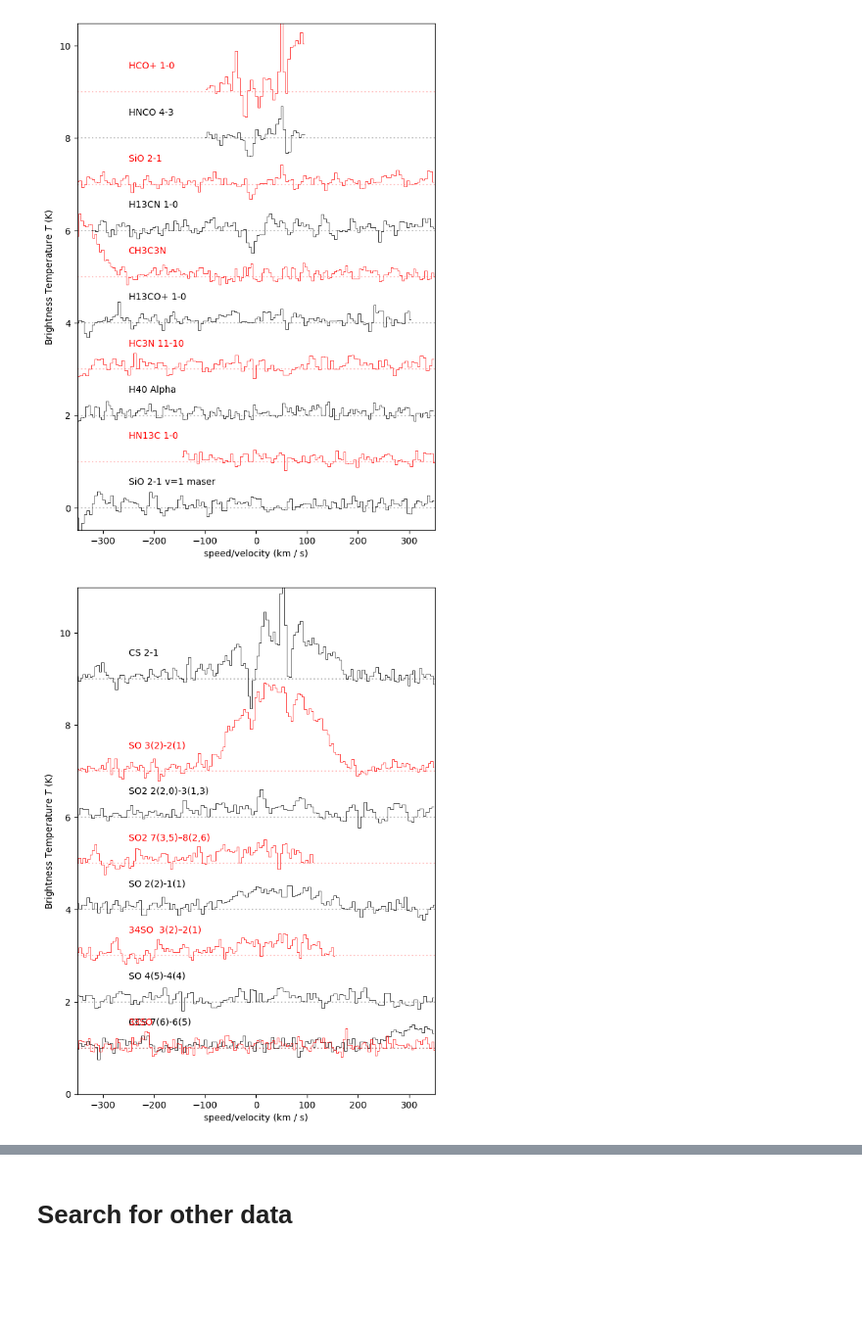
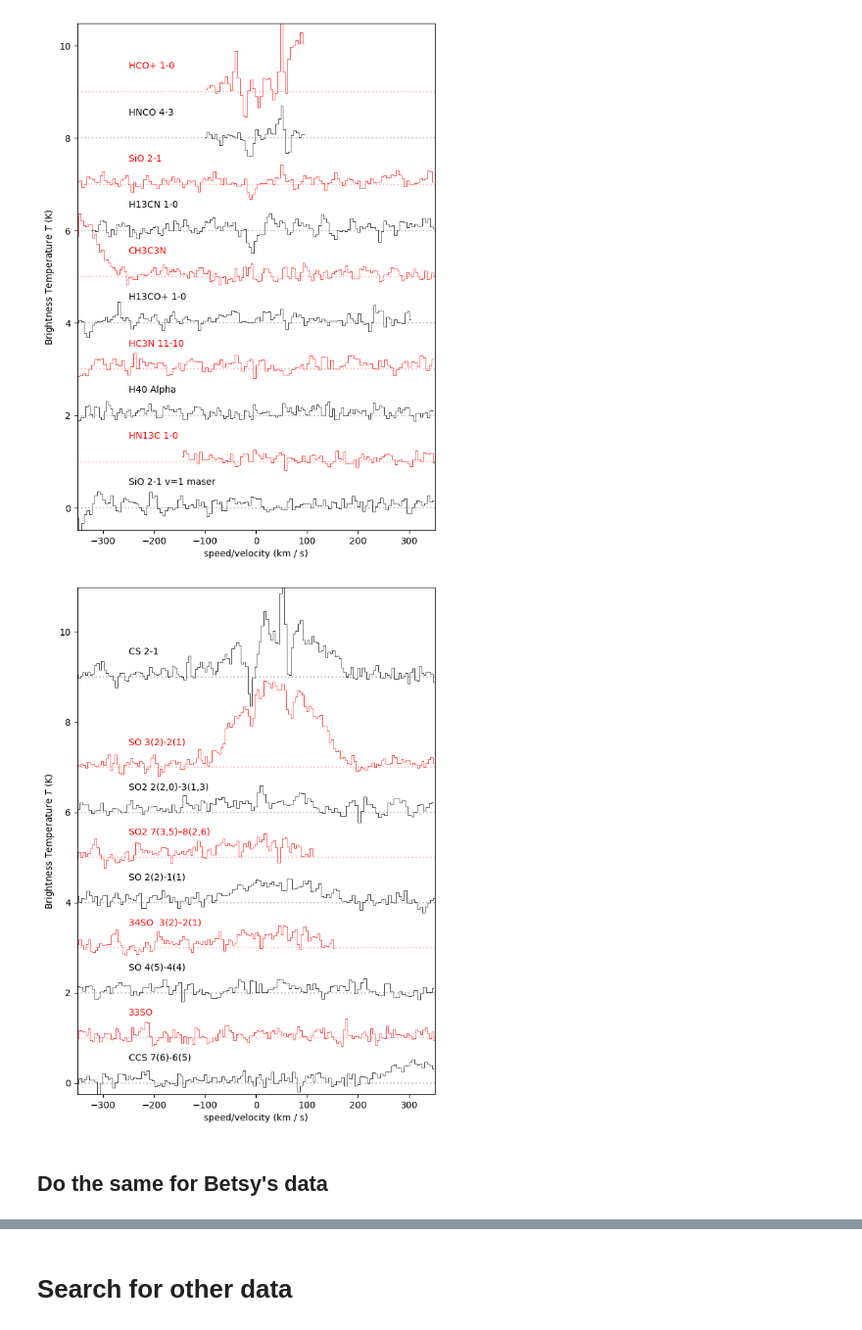
Before and after one commit to ACES-CMZ/MUBLO, a Jupyter notebook: UltraBroadbandSourceInAA.ipynb, the cells around one changed output, grey strips where cells are left out. Shown at 98% size. Drawn from its saved outputs; the diff is of its cells as text; code cells hidden in the pictures; blank space fills up the shorter version.

```diff
--- a/UltraBroadbandSourceInAA.ipynb
+++ b/UltraBroadbandSourceInAA.ipynb
@@ -497,0 +1197,41 @@ Parameters:
+# %%
+m0 = b7cont.subcube_from_regions([region]).to(u.K)
+m0 = m0[0]
+jtok = b7cont.beam.jtok(b7cont.spectral_axis[0])
+
+fig = pl.figure()
+ax = pl.subplot(projection=m0.wcs.celestial)
+im = ax.imshow(m0.value, cmap='gray_r')
+cb = pl.colorbar(mappable=im)
+cb.set_label("Continuum Surface Brightness [K]")
+pixscale = m0.wcs.celestial.proj_plane_pixel_area()**0.5
+ellipse_artist = m0.beam.ellipse_to_plot(5, 5, pixscale)
+ax.add_artist(ellipse_artist)
+ax.set_xlabel("Right Ascension")
+ax.set_ylabel("Declination")
+ax.set_title("B7 continuum")
+fig.savefig('/orange/adamginsburg/ACES/broadline_sources/G0.025-0.073/B7_continuum.pdf', bbox_inches='tight')
+
+g_init = Gaussian2D(amplitude=0.06, x_mean=m0.shape[1]/2, y_mean=m0.shape[0]/2, x_stddev=2.5, y_stddev=2.5)
+fit_g = LevMarLSQFitter()
+y, x = np.mgrid[:m0.shape[0], :m0.shape[1]]
+stddev = stats.mad_std(m0.value[np.isfinite(m0.value)])
+g = fit_g(g_init, x, y, z=np.nan_to_num(m0.value), weights=np.nan_to_num(1/stddev))
+print(g)
+cen = m0.wcs.pixel_to_world(g.x_mean, g.y_mean)
+
+src = radio_beam.Beam(major=g.x_stddev*pixscale*2.35, minor=g.y_stddev*pixscale*2.35, pa=90*u.deg+g.theta*u.rad)
+try:
+    deconv_size = src.deconvolve(m0.beam)
+
+    centroid_measurements.append(['Continuum', 'B7', g.amplitude.value, g.amplitude.value/jtok.value, cen.ra, cen.dec, g.x_stddev*pixscale, g.y_stddev*pixscale, 90*u.deg + (g.theta*u.rad).to(u.deg),
+                                  deconv_size.major, deconv_size.minor, deconv_size.pa
+                                 ])
+except Exception as ex:
+    print(f"Deconvolution failed: {ex}")
+    centroid_measurements.append(['Continuum', 'B7', g.amplitude.value, g.amplitude.value/jtok.value, cen.ra, cen.dec, g.x_stddev*pixscale, g.y_stddev*pixscale, 90*u.deg + (g.theta*u.rad).to(u.deg),
+                                  np.nan*u.deg, np.nan*u.deg, np.nan*u.deg
+                                 ])
+
+m0.write('/orange/adamginsburg/ACES/broadline_sources/G0.025-0.073/B7_continuum.fits', overwrite=True)
+ax.contour(g(x,y), levels=[0.02, 0.05])
@@ -1258,25 +1905,28 @@ ax.set_xlim(-350, 350);
 # %%
 figure = pl.figure(figsize=(7, 10))
 ii = 0
 ax = figure.gca()
 mx = 0
 mn = 0
 
 order = sorted(all_spectra, key=lambda x: all_spectra[x].slice(-100*u.km/u.s, 150*u.km/u.s).data.max())
 order = [k for k in order if 'CS' in k or 'SO' in k]
 
 for ii, linename in enumerate(order):
     sp = all_spectra[linename]
-    offset = 1 * ii + 1*('CS' in linename)
+    offset = 1 * ii + 1*('CS' in linename and 'CCS' not in linename)
     sp.data += offset
     sp.plotter(axis=ax, clear=False, color='r' if ii%2 == 1 else 'k')
     sp.plotter.axis.axhline(offset, linestyle=':', alpha=0.25, color='r' if ii%2 == 1 else 'k')
     mx = np.max([mx, sp.data.max()])
     mn = np.min([mn, sp.data.min()])
     sp.data -= offset
     ax.text(-250, offset + 0.5, linename, color='r' if ii%2 == 1 else 'k')
 
 ax.set_ylim(mn-0.001, mx+0.001);
 ax.set_xlim(-350, 350);
+figure.savefig("/orange/adamginsburg/ACES/broadline_sources/G0.025-0.073/CSandSO_Overlays.pdf", bbox_inches='tight')
 # %% [output]
-[figure, old version]
+[figure, new version]
+# %% [markdown]
+## Do the same for Betsy's data
```
Also changed, not shown: parts of 137 cells of this notebook.
